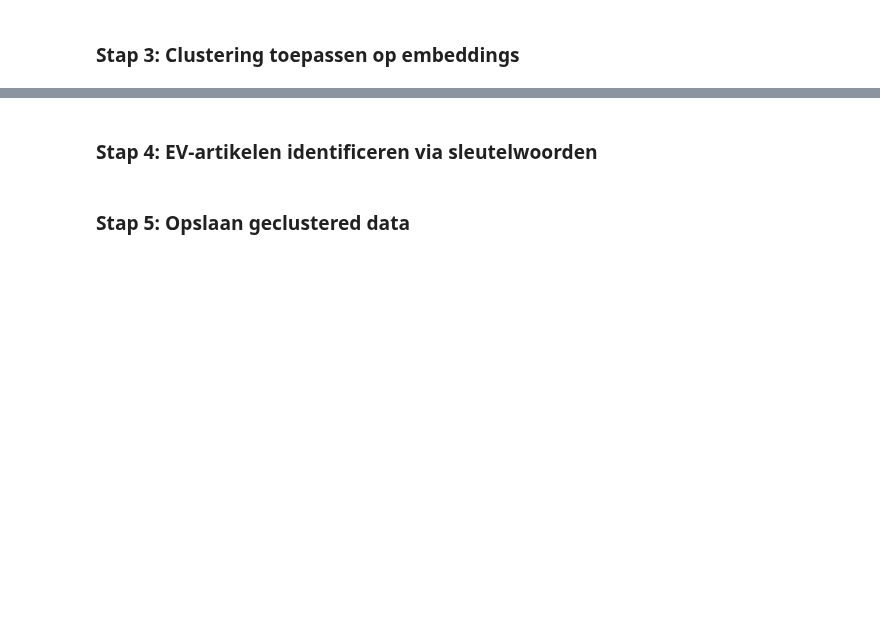
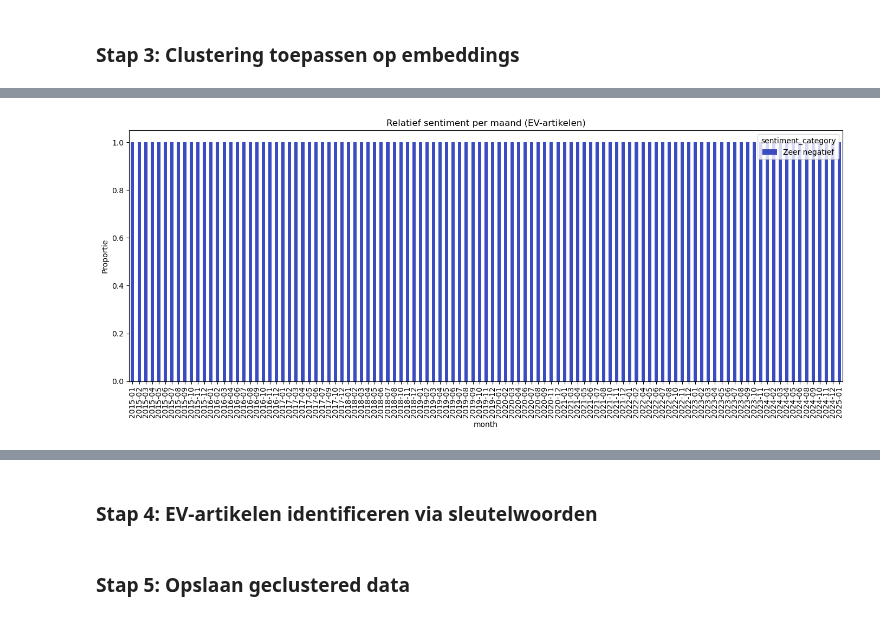
Before and after one commit to DylanHaaz/Tryhard, a Jupyter notebook: Code/Data exploration/NOS2.IPYNB, the cells around one changed output, grey strips where cells are left out. Saved outputs shown, nothing was run; the diff lists cells and outputs as text; code cells hidden in the pictures; blank space fills up the shorter version.

```diff
--- a/Code/Data exploration/NOS2.IPYNB
+++ b/Code/Data exploration/NOS2.IPYNB
@@ -141,40 +203,45 @@ embeddings = model.encode(
 from sklearn.metrics.pairwise import cosine_similarity
 import numpy as np
 
-# 🔍 1. Meerdere zoekzinnen definiëren (specifieker & breder)
+df_sample = df.sample(frac=0.1, random_state=42).reset_index(drop=True)
+
+
+# Step 1: Define multiple search phrases (specific and broad)
 zoekzinnen = [
     "Artikel over elektrische auto's of laadpalen.",
     "Nieuws over accutechnologie, stekkervoertuigen of EV-beleid.",
     "EV, elektrische auto, laadpaal, Tesla, batterij — dit artikel gaat hierover."
 ]
 
-# 🔁 2. Encode alle zoekzinnen
+# Step 2: Encode all search phrases into embeddings
 query_embeddings = model.encode(
     zoekzinnen,
     prompt_name="retrieval.query",
     normalize_embeddings=True
 )
 
-# ⚙️ 3. Normaliseer artikel-embeddings
+# Step 3: Normalize article embeddings
 artikel_embeddings = embeddings / np.linalg.norm(embeddings, axis=1, keepdims=True)
 
-# 📐 4. Bereken cosine similarity tussen alle queries en artikelen
+# Step 4: Compute cosine similarity between queries and articles
 scores_matrix = cosine_similarity(query_embeddings, artikel_embeddings)
 
-# 🎯 5. Neem de hoogste score per artikel
+# Step 5: Extract the highest similarity score for each article
 max_scores = scores_matrix.max(axis=0)
 
-# 🧾 6. Voeg toe aan DataFrame
+# Step 6: Add similarity scores to the DataFrame
+df_sample = df.sample(frac=0.001, random_state=42).reset_index(drop=True)
+
 df_sample['ev_score'] = max_scores
-df_sample['is_ev_semantisch'] = df_sample['ev_score'] > 0.5  # ↩ experimenteer met deze drempel
+df_sample['is_ev_semantisch'] = df_sample['ev_score'] > 0.5  # Experiment with this threshold
 
-# 🧪 7. (Optioneel) ook keyword-based fallback
+# Step 7: (Optional) Add keyword-based fallback
 df_sample['is_ev_keyword'] = df_sample['content'].str.contains(
     "elektrische auto|laadpaal|accu|EV|Tesla|opladen|emissievrij", case=False, na=False
 )
 
-# 🔗 8. Combineer
+# Step 8: Combine semantic and keyword-based results
 df_sample['is_ev_final'] = df_sample['is_ev_semantisch'] | df_sample['is_ev_keyword']
 
-# 👀 9. Resultaat inspecteren
-df_sample[['content', 'ev_score', 'is_ev_semantisch', 'is_ev_keyword', 'is_ev_final']].sort_values(by='ev_score', ascending=False).head(10)
+# Step 9: Inspect the results
+df_sample[['content', 'ev_score', 'is_ev_semantisch', 'is_ev_keyword', 'is_ev_final']].sort_values(by='ev_score', ascending=False)
@@ -274,3 +409,12 @@ fig.show()
+# %%
+sentiment_percentages = sentiment_counts.div(sentiment_counts.sum(axis=1), axis=0)
+sentiment_percentages.plot(kind='bar', stacked=True, figsize=(14, 6), colormap='coolwarm')
+plt.title("Relatief sentiment per maand (EV-artikelen)")
+plt.ylabel("Proportie")
+plt.tight_layout()
+plt.show()
+# %% [output]
+[figure, added]
 # %%
 from sklearn.cluster import KMeans
 
```
Also changed, not shown: parts of 16 cells of this notebook.
